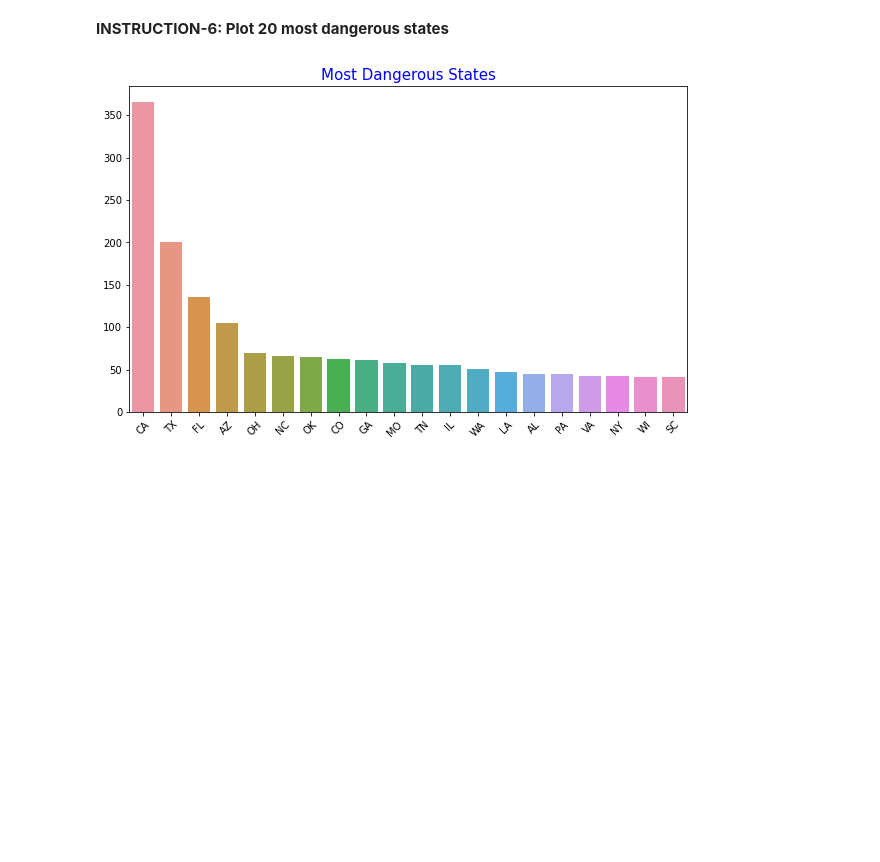
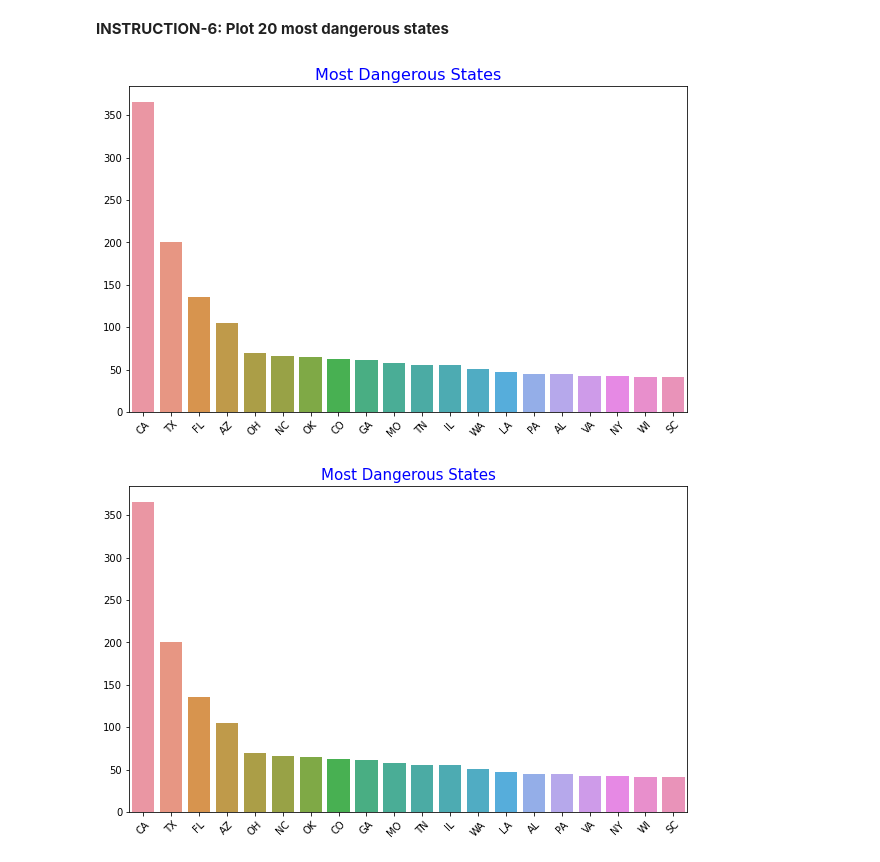
Before and after one commit to Ertugrul-Kurubal/Data-Visualization-With-Python-Projects, a Jupyter notebook: USA Fatal Police Shoot Analyse.ipynb, the cells around one changed output. Cells and saved outputs as stored; diff of their text form; code cells hidden in the pictures; blank space fills up the shorter version.

```diff
--- a/USA Fatal Police Shoot Analyse.ipynb
+++ b/USA Fatal Police Shoot Analyse.ipynb
@@ -675,6 +701,15 @@ sns.countplot(x="race", data=kill, order=kill.race.value_counts().index)
 [figure]
 # %% [markdown]
 **INSTRUCTION-6: Plot 20 most dangerous states**
+# %%
+plt.figure(figsize=(10,6))
+sns.barplot(x=kill.groupby("state")["manner_of_death"].count().sort_values(ascending=False).head(20).index, y=kill.groupby("state")["manner_of_death"].count().sort_values(ascending=False).head(20))
+plt.xlabel("")
+plt.ylabel("")
+plt.xticks(rotation=45)
+plt.title("Most Dangerous States", color="blue", fontsize=16);
+# %% [output]
+[figure, added]
 # %%
 ...........
 # %% [output]
```
Also changed, not shown: parts of 2 cells of this notebook.
